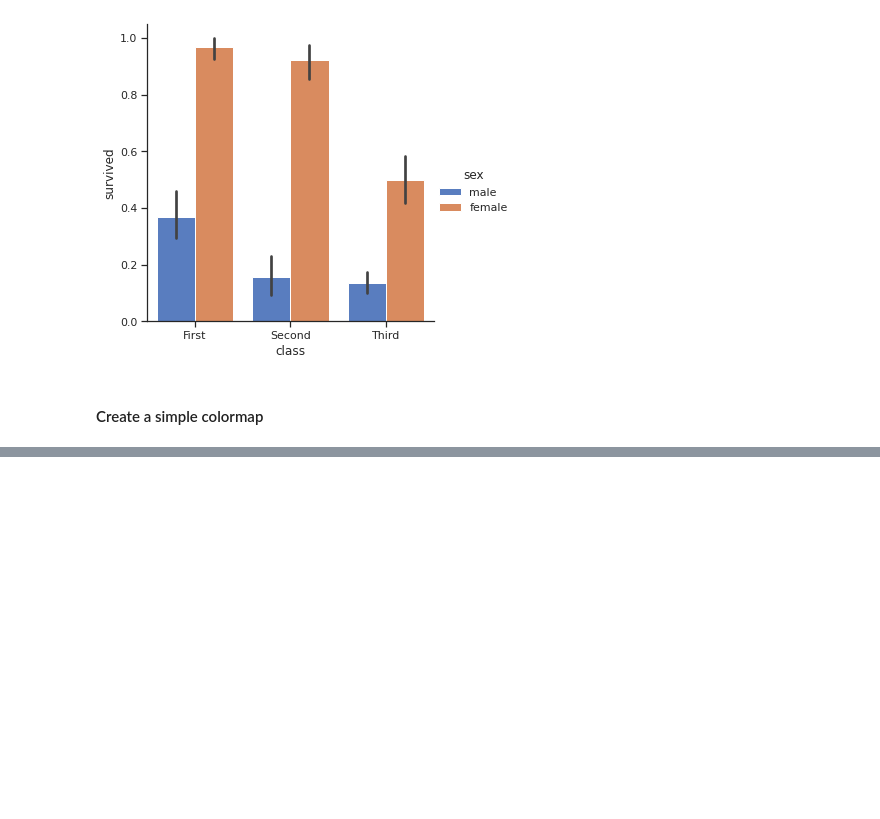
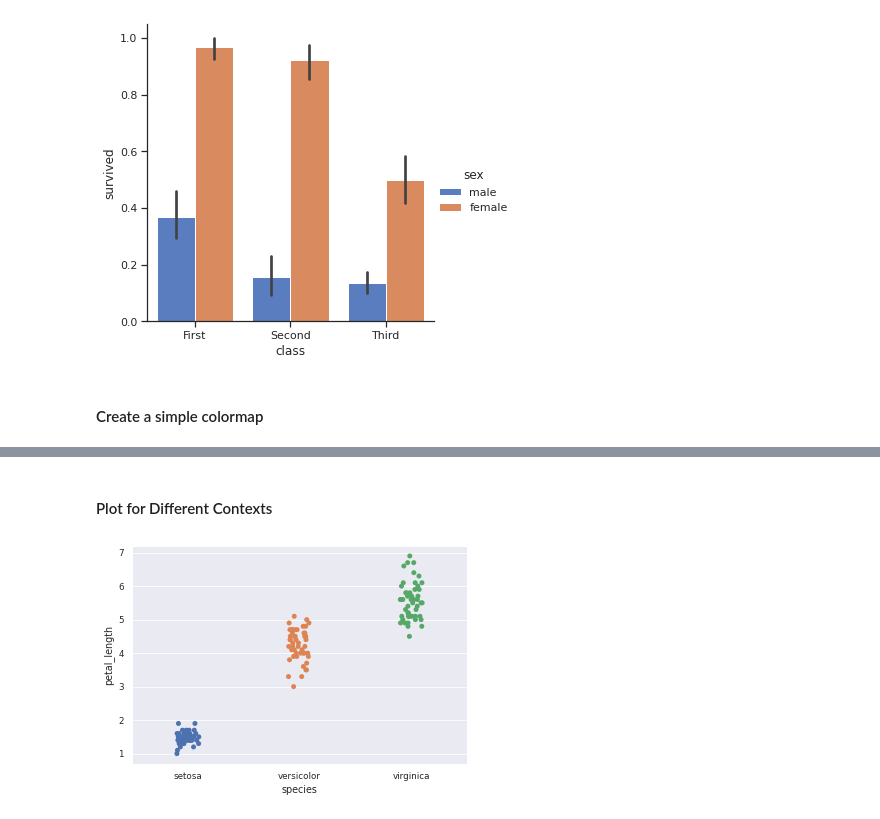
Before and after one commit to nitish-raj/ThePlayground, a Jupyter notebook: Data_Visualization_in_Python_for_Machine_Learning_Engineers.ipynb, the cells around one changed output, grey strips where cells are left out. Drawn from its saved outputs; the diff is of its cells as text; code cells hidden in the pictures; blank space fills up the shorter version.

```diff
--- a/Data_Visualization_in_Python_for_Machine_Learning_Engineers.ipynb
+++ b/Data_Visualization_in_Python_for_Machine_Learning_Engineers.ipynb
@@ -592,0 +620,22 @@ plt.show()
+# %% [markdown]
+#### Plot for Different Contexts
+# %%
+# Reset default params
+sns.set()
+
+# Set context to 'paper'
+# 4 options: paper, notebook, talk, poster
+sns.set_context("paper")
+
+# load iris data
+iris = sns.load_dataset("iris")
+
+# construct iris plot
+
+sns.stripplot(x = 'species', y = "petal_length", data = iris)
+
+# show plot
+
+plt.show()
+# %% [output]
+[figure, added]
```
Also changed, not shown: parts of 6 cells of this notebook.
